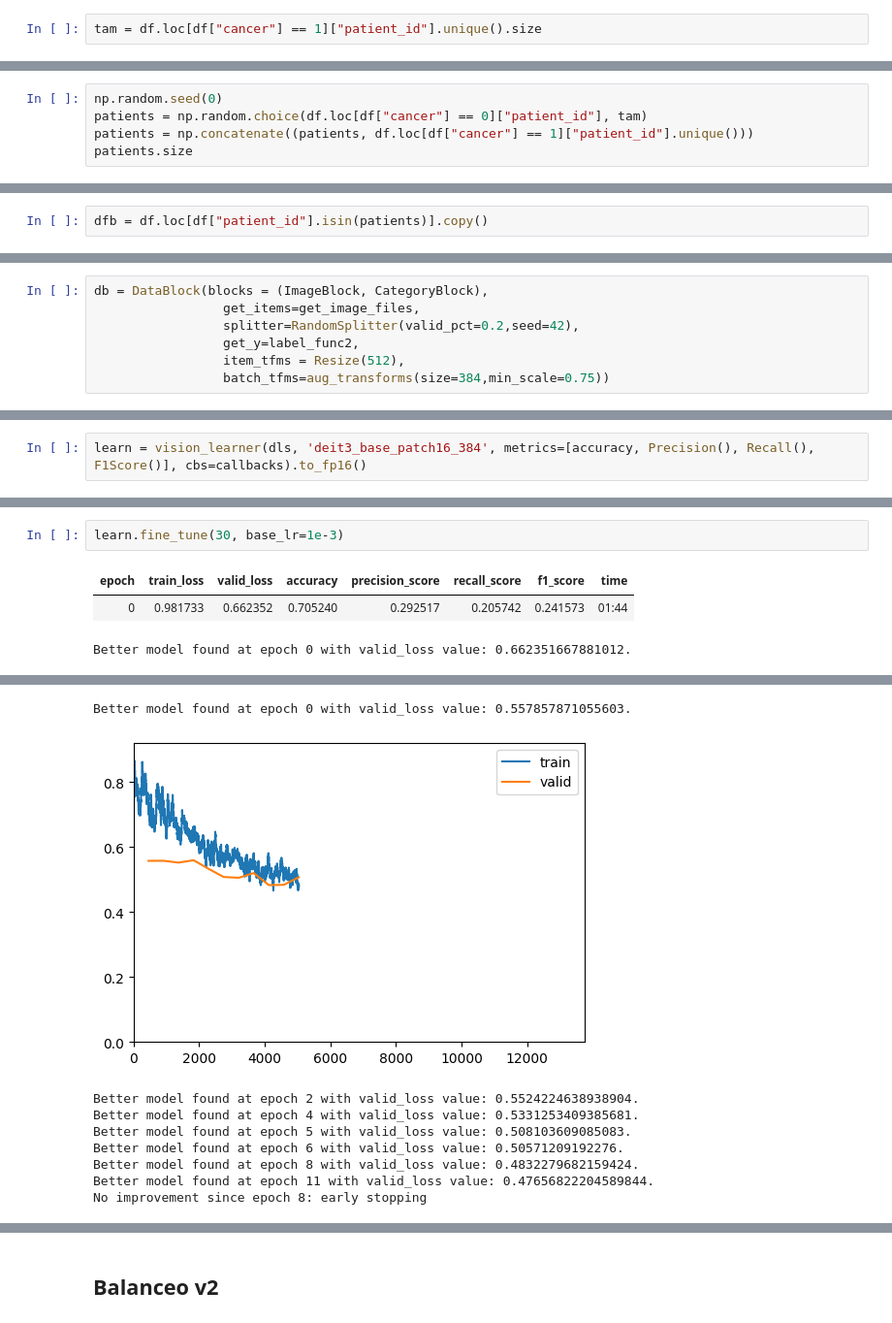
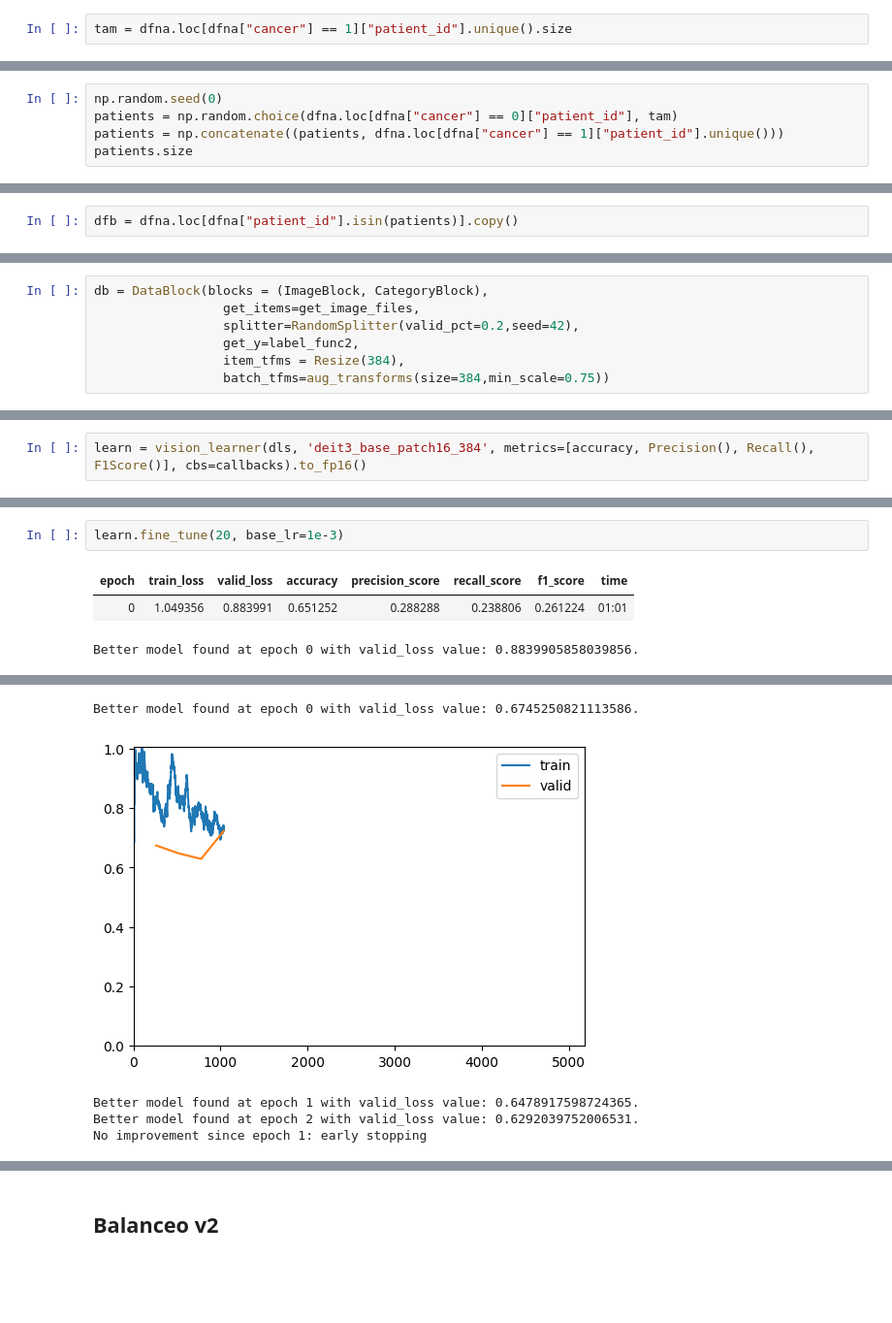
Before and after one commit to inigo99/CancerDetection, a Jupyter notebook: TFM.ipynb, the cells around one changed output, grey strips where cells are left out. Shown at 97% size. Cells and saved outputs as stored; diff of their text form; blank space fills up the shorter version.

```diff
--- a/TFM.ipynb
+++ b/TFM.ipynb
@@ -300,3 +300,3 @@ df
 # %%
-tam = df.loc[df["cancer"] == 1]["patient_id"].unique().size
+tam = dfna.loc[dfna["cancer"] == 1]["patient_id"].unique().size
 # %%
@@ -312,7 +312,7 @@ Name: cancer, dtype: int64
 Los datos están claramente desbalanceados. Se va a escoger al azar los elementos de la clase mayoritaria para entrenar a los modelos.
 # %%
 np.random.seed(0)
-patients = np.random.choice(df.loc[df["cancer"] == 0]["patient_id"], tam)
-patients = np.concatenate((patients, df.loc[df["cancer"] == 1]["patient_id"].unique()))
+patients = np.random.choice(dfna.loc[dfna["cancer"] == 0]["patient_id"], tam)
+patients = np.concatenate((patients, dfna.loc[dfna["cancer"] == 1]["patient_id"].unique()))
 patients.size
 # %% [output]
@@ -320,3 +320,3 @@ patients.size
 # %%
-dfb = df.loc[df["patient_id"].isin(patients)].copy()
+dfb = dfna.loc[dfna["patient_id"].isin(patients)].copy()
 # %%
@@ -509,7 +539,7 @@ db = DataBlock(blocks = (ImageBlock, CategoryBlock),
                  get_items=get_image_files,
                  splitter=RandomSplitter(valid_pct=0.2,seed=42),
                  get_y=label_func2,
-                 item_tfms = Resize(512),
+                 item_tfms = Resize(384),
                  batch_tfms=aug_transforms(size=384,min_scale=0.75))
 # %%
 dls = db.dataloaders(p_under, bs=8)
@@ -524,6 +560,6 @@ learn = vision_learner(dls, 'deit3_base_patch16_384', metrics=[accuracy, Precisi
 # %%
-learn.fine_tune(30, base_lr=1e-3)
+learn.fine_tune(20, base_lr=1e-3)
 # %% [output]
 | epoch | train_loss | valid_loss | accuracy | precision_score | recall_score | f1_score | time |
-| 0 | 0.981733 | 0.662352 | 0.705240 | 0.292517 | 0.205742 | 0.241573 | 01:44 |
+| 0 | 1.049356 | 0.883991 | 0.651252 | 0.288288 | 0.238806 | 0.261224 | 01:01 |
-Better model found at epoch 0 with valid_loss value: 0.662351667881012.
+Better model found at epoch 0 with valid_loss value: 0.8839905858039856.
@@ -544,9 +573,5 @@ Better model found at epoch 0 with valid_loss value: 0.662351667881012.
-Better model found at epoch 0 with valid_loss value: 0.557857871055603.
+Better model found at epoch 0 with valid_loss value: 0.6745250821113586.
-[figure, old version]
+[figure, new version]
-Better model found at epoch 2 with valid_loss value: 0.5524224638938904.
-Better model found at epoch 4 with valid_loss value: 0.5331253409385681.
-Better model found at epoch 5 with valid_loss value: 0.508103609085083.
-Better model found at epoch 6 with valid_loss value: 0.50571209192276.
-Better model found at epoch 8 with valid_loss value: 0.4832279682159424.
-Better model found at epoch 11 with valid_loss value: 0.47656822204589844.
-No improvement since epoch 8: early stopping
+Better model found at epoch 1 with valid_loss value: 0.6478917598724365.
+Better model found at epoch 2 with valid_loss value: 0.6292039752006531.
+No improvement since epoch 1: early stopping
```
Also changed, not shown: parts of 31 cells of this notebook.
